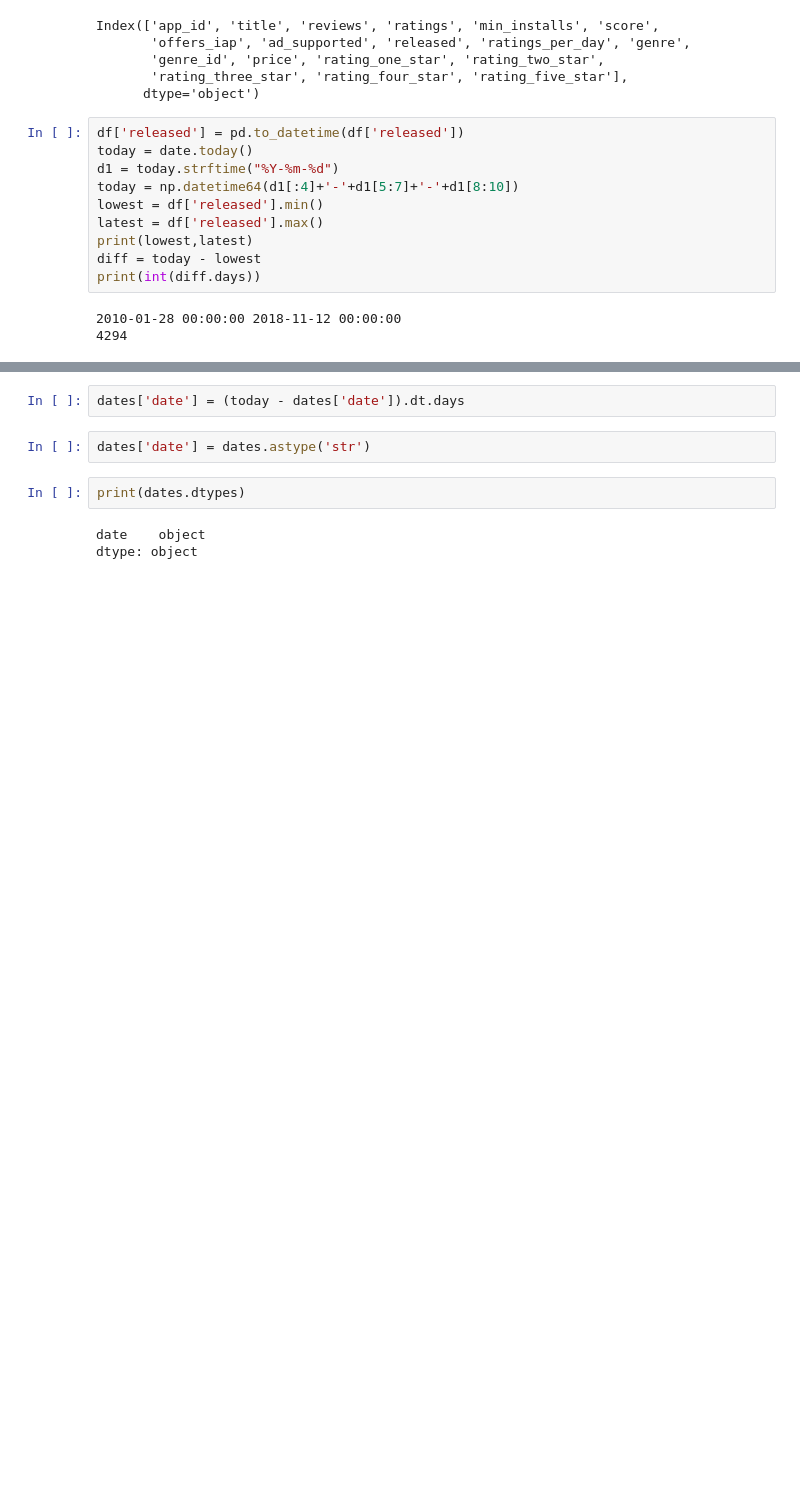
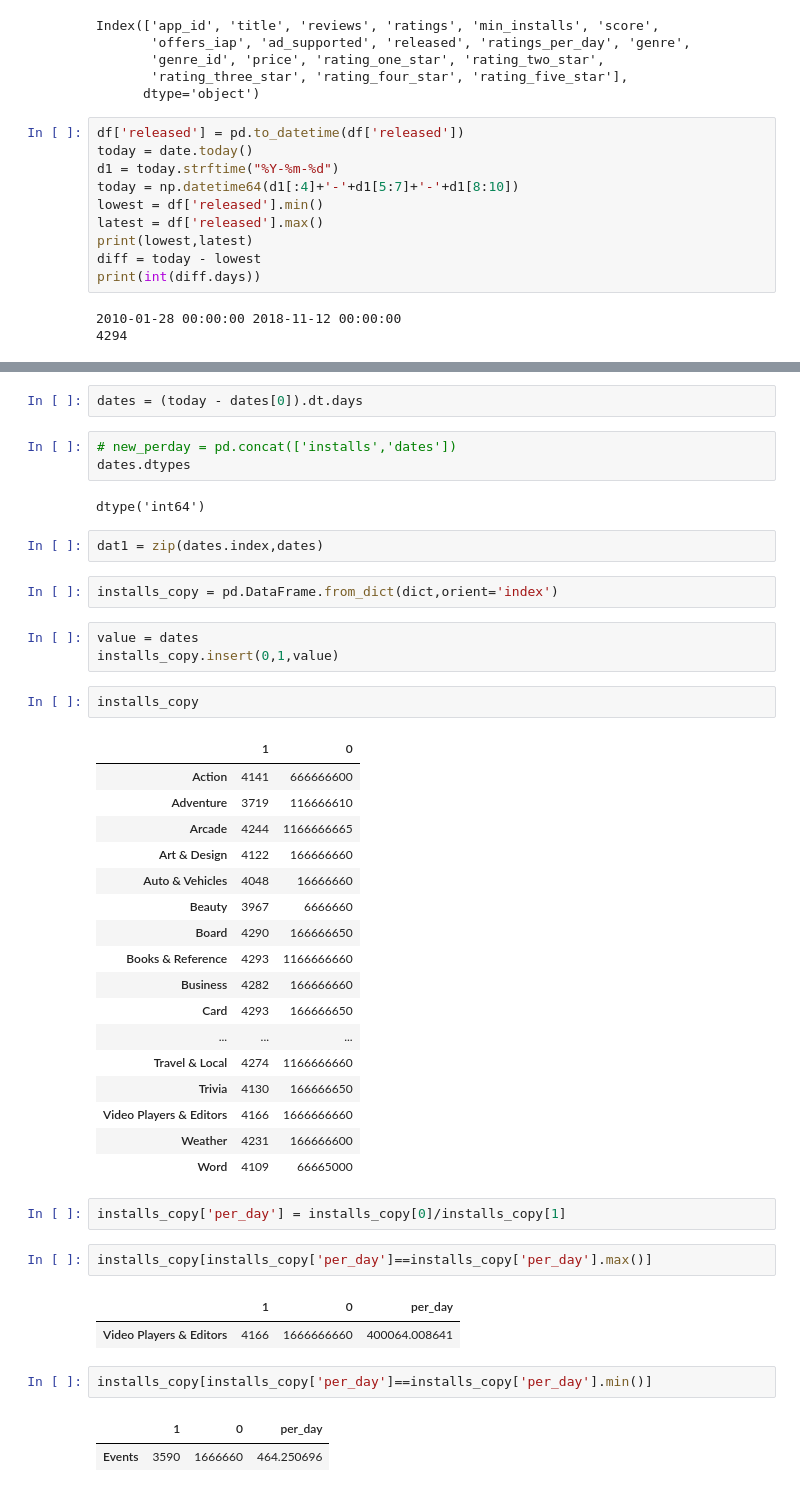
Before and after one commit to Necronoxia/google-play-apps-analysis, a Jupyter notebook: mini_proj.ipynb, the cells around one changed output, grey strips where cells are left out. Cells and saved outputs as stored; diff of their text form; blank space fills up the shorter version.

```diff
--- a/mini_proj.ipynb
+++ b/mini_proj.ipynb
@@ -141,10 +141,47 @@ date    datetime64[ns]
 dtype: object
 # %%
-dates['date'] = (today - dates['date']).dt.days
+dates = (today - dates[0]).dt.days
-# %%
-dates['date'] = dates.astype('str')
 # %%
-print(dates.dtypes)
+# new_perday = pd.concat(['installs','dates'])
+dates.dtypes
 # %% [output]
-date    object
-dtype: object
+dtype('int64')
+# %%
+dat1 = zip(dates.index,dates)
+# %%
+installs_copy = pd.DataFrame.from_dict(dict,orient='index')
+# %%
+value = dates
+installs_copy.insert(0,1,value)
+# %%
+installs_copy
+# %% [output]
+|  | 1 | 0 |
+| Action | 4141 | 666666600 |
+| Adventure | 3719 | 116666610 |
+| Arcade | 4244 | 1166666665 |
+| Art & Design | 4122 | 166666660 |
+| Auto & Vehicles | 4048 | 16666660 |
+| Beauty | 3967 | 6666660 |
+| Board | 4290 | 166666650 |
+| Books & Reference | 4293 | 1166666660 |
+| Business | 4282 | 166666660 |
+| Card | 4293 | 166666650 |
+| ... | ... | ... |
+| Travel & Local | 4274 | 1166666660 |
+| Trivia | 4130 | 166666650 |
+| Video Players & Editors | 4166 | 1666666660 |
+| Weather | 4231 | 166666600 |
+| Word | 4109 | 66665000 |
+# %%
+installs_copy['per_day'] = installs_copy[0]/installs_copy[1]
+# %%
+installs_copy[installs_copy['per_day']==installs_copy['per_day'].max()]
+# %% [output]
+|  | 1 | 0 | per_day |
+| Video Players & Editors | 4166 | 1666666660 | 400064.008641 |
+# %%
+installs_copy[installs_copy['per_day']==installs_copy['per_day'].min()]
+# %% [output]
+|  | 1 | 0 | per_day |
+| Events | 3590 | 1666660 | 464.250696 |
```
Also changed, not shown: parts of 1 cell of this notebook.
